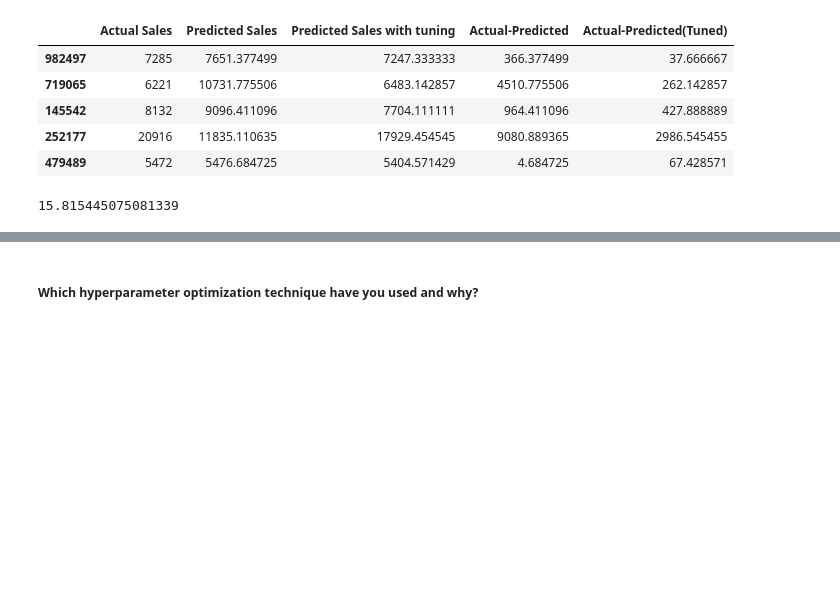
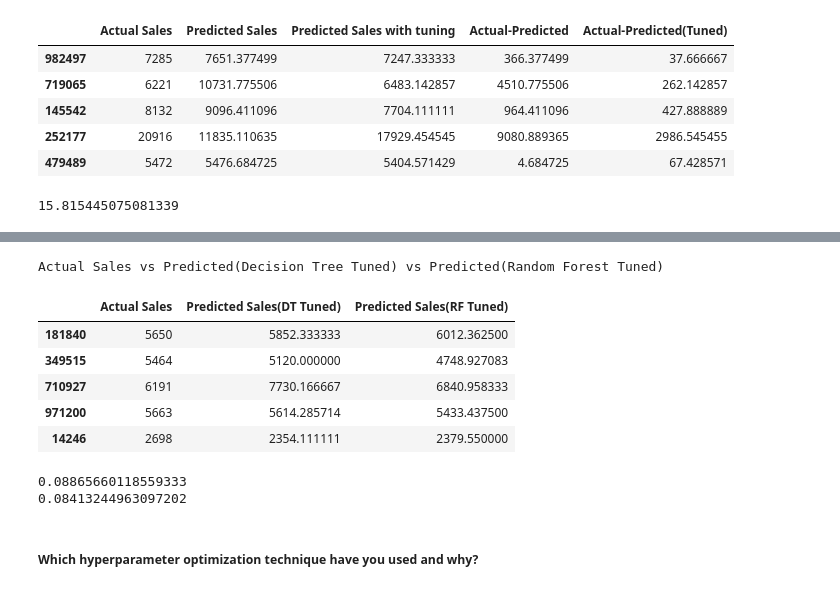
Before and after one commit to Jeetesh-KumarM/CAPSTONE-PROJECT-2-Regression, a Jupyter notebook: Capstone_Project_2_Regression.ipynb, the cells around one changed output, grey strips where cells are left out. Saved outputs shown, nothing was run; the diff lists cells and outputs as text; code cells hidden in the pictures; blank space fills up the shorter version.

```diff
--- a/Capstone_Project_2_Regression.ipynb
+++ b/Capstone_Project_2_Regression.ipynb
@@ -1722,0 +1729,6 @@ x2.head()
+# %%
+rdf2 = RandomForestRegressor(n_estimators=80,min_samples_split=2, min_samples_leaf=1,max_depth=None,n_jobs=-1)
+rdfreg2 = rdf2.fit(X2_train, y2_train)
+rdf2_pred=rdf2.predict(X2_test)
+print(rdfreg2.score(X2_train, y2_train))
+print(rdfreg2.score(X2_test, y2_test))
@@ -1722,0 +1781,14 @@ x2.head()
+# %%
+#predictions
+d3={'Actual Sales':y2_test,'Predicted Sales(DT Tuned)':y2_pred_dth,'Predicted Sales(RF Tuned)':rdf2_pred}
+x3=pd.DataFrame(d3)
+print("Actual Sales vs Predicted(Decision Tree Tuned) vs Predicted(Random Forest Tuned)")
+x3.tail()
+# %% [output]
+Actual Sales vs Predicted(Decision Tree Tuned) vs Predicted(Random Forest Tuned)
+|  | Actual Sales | Predicted Sales(DT Tuned) | Predicted Sales(RF Tuned) |
+| 181840 | 5650 | 5852.333333 | 6012.362500 |
+| 349515 | 5464 | 5120.000000 | 4748.927083 |
+| 710927 | 6191 | 7730.166667 | 6840.958333 |
+| 971200 | 5663 | 5614.285714 | 5433.437500 |
+| 14246 | 2698 | 2354.111111 | 2379.550000 |
@@ -1723,3 +1798,9 @@ x2.head()
+# %%
+print((x3['Actual-Predicted(DT Tuned)'].sum()/x3['Actual Sales'].sum())*100)
+print((x3['Actual-Predicted(RF Tuned)'].sum()/x3['Actual Sales'].sum())*100)
+# %% [output]
+0.08865660118559333
+0.08413244963097202
 # %% [markdown]
 ##### Which hyperparameter optimization technique have you used and why?
 # %% [markdown]
```
Also changed, not shown: parts of 37 cells of this notebook.
